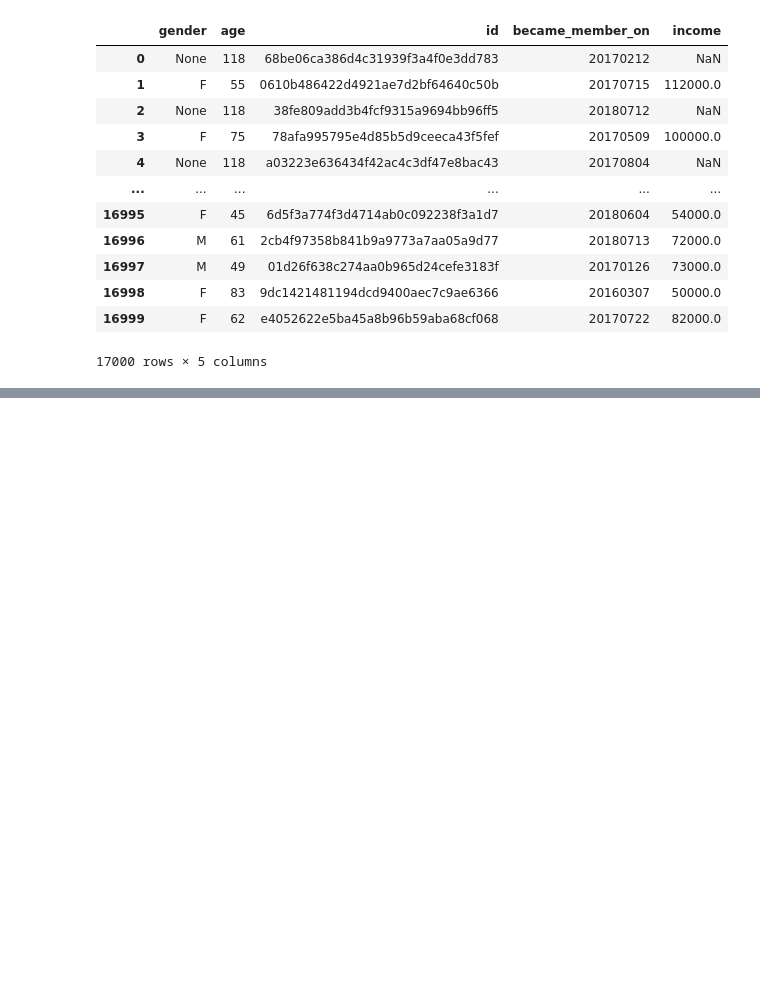
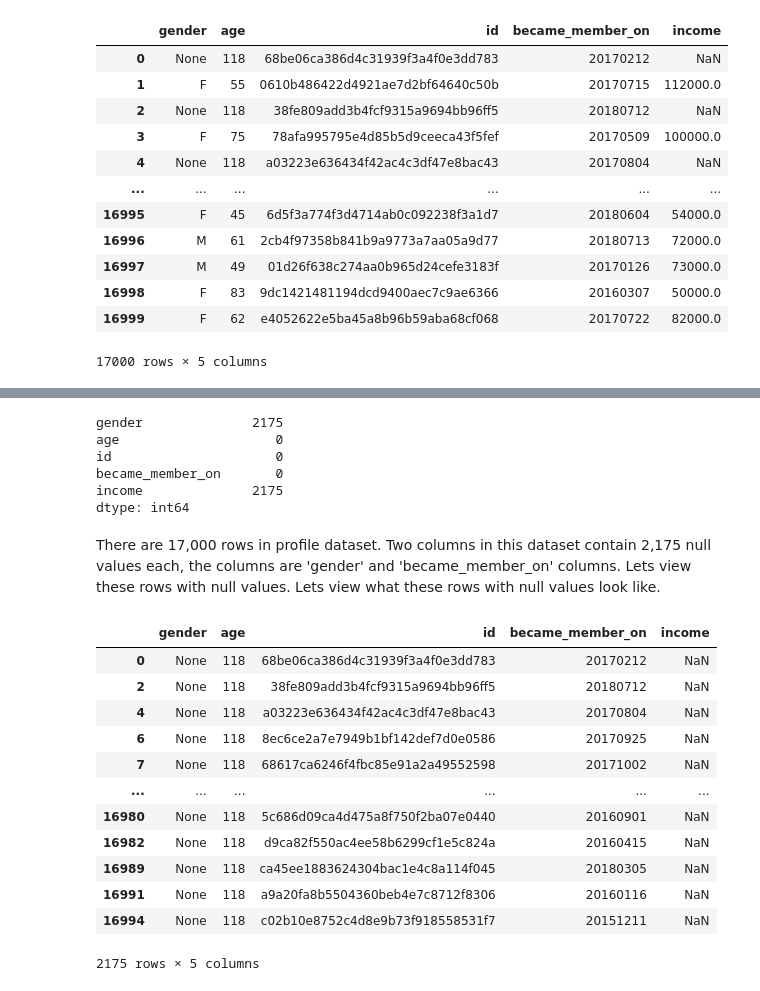
Before and after one commit to edidiongaligbe/Starbucks_Capstone_Project, a Jupyter notebook: Starbucks_Project.ipynb, the cells around one changed output, grey strips where cells are left out. Cells and saved outputs as stored; diff of their text form; code cells hidden in the pictures; blank space fills up the shorter version.

```diff
--- a/Starbucks_Project.ipynb
+++ b/Starbucks_Project.ipynb
@@ -153,0 +152,28 @@ profile
+# %%
+# Check for null values
+profile.isnull().sum()
+# %% [output]
+gender              2175
+age                    0
+id                     0
+became_member_on       0
+income              2175
+dtype: int64
+# %% [markdown]
+There are 17,000 rows in profile dataset. Two columns in this dataset contain 2,175 null values each, the columns are 'gender' and 'became_member_on' columns. Lets view these rows with null values. Lets view what these rows with null values look like.
+# %%
+profile[profile['income'].isna()]
+# %% [output]
+|  | gender | age | id | became_member_on | income |
+| 0 | None | 118 | 68be06ca386d4c31939f3a4f0e3dd783 | 20170212 | NaN |
+| 2 | None | 118 | 38fe809add3b4fcf9315a9694bb96ff5 | 20180712 | NaN |
+| 4 | None | 118 | a03223e636434f42ac4c3df47e8bac43 | 20170804 | NaN |
+| 6 | None | 118 | 8ec6ce2a7e7949b1bf142def7d0e0586 | 20170925 | NaN |
+| 7 | None | 118 | 68617ca6246f4fbc85e91a2a49552598 | 20171002 | NaN |
+| ... | ... | ... | ... | ... | ... |
+| 16980 | None | 118 | 5c686d09ca4d475a8f750f2ba07e0440 | 20160901 | NaN |
+| 16982 | None | 118 | d9ca82f550ac4ee58b6299cf1e5c824a | 20160415 | NaN |
+| 16989 | None | 118 | ca45ee1883624304bac1e4c8a114f045 | 20180305 | NaN |
+| 16991 | None | 118 | a9a20fa8b5504360beb4e7c8712f8306 | 20160116 | NaN |
+| 16994 | None | 118 | c02b10e8752c4d8e9b73f918558531f7 | 20151211 | NaN |
+2175 rows × 5 columns
```
Also changed, not shown: parts of 7 cells of this notebook.
